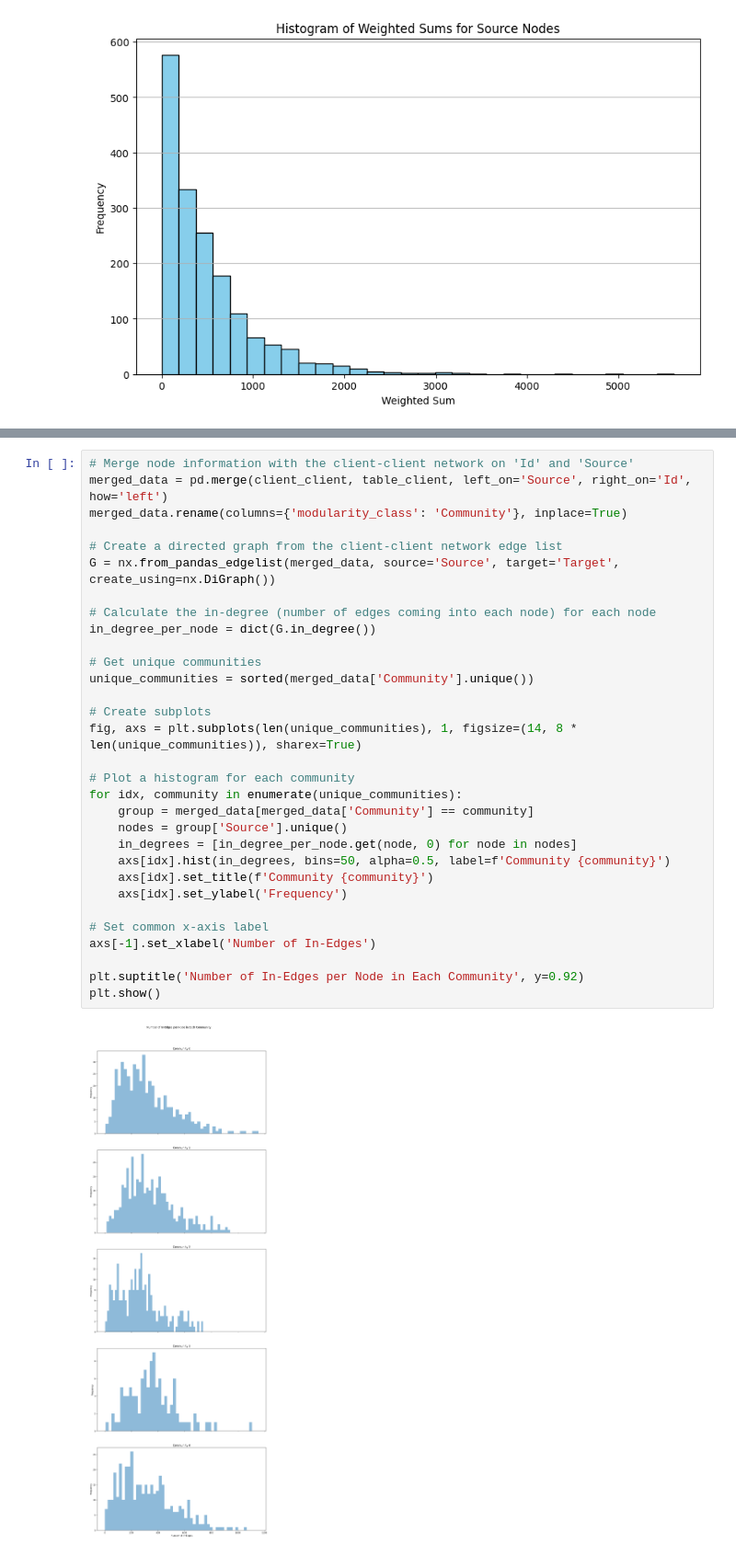
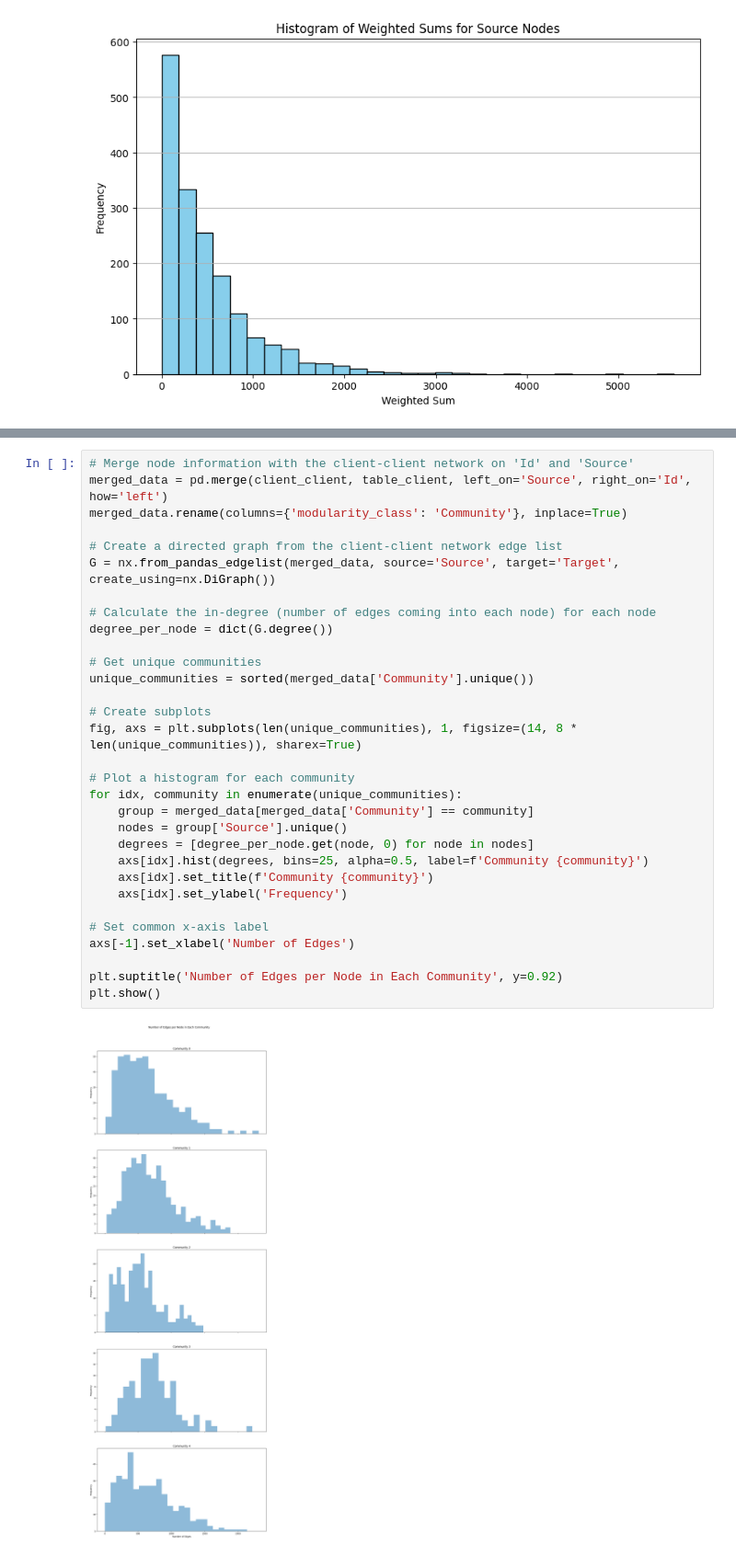
Before and after one commit to DEISI-ULHT-TFC-2023-24/TFC-DEISEI64-E-Commerce, a Jupyter notebook: Community Analysis.ipynb, the cells around one changed output, grey strips where cells are left out. Shown at 92% size. Drawn from its saved outputs; the diff is of its cells as text.

```diff
--- a/Community Analysis.ipynb
+++ b/Community Analysis.ipynb
@@ -274,33 +303,33 @@ dtype: int64
 # %%
 # Merge node information with the client-client network on 'Id' and 'Source'
 merged_data = pd.merge(client_client, table_client, left_on='Source', right_on='Id', how='left')
 merged_data.rename(columns={'modularity_class': 'Community'}, inplace=True)
 
 # Create a directed graph from the client-client network edge list
 G = nx.from_pandas_edgelist(merged_data, source='Source', target='Target', create_using=nx.DiGraph())
 
 # Calculate the in-degree (number of edges coming into each node) for each node
-in_degree_per_node = dict(G.in_degree())
+degree_per_node = dict(G.degree())
 
 # Get unique communities
 unique_communities = sorted(merged_data['Community'].unique())
 
 # Create subplots
 fig, axs = plt.subplots(len(unique_communities), 1, figsize=(14, 8 * len(unique_communities)), sharex=True)
 
 # Plot a histogram for each community
 for idx, community in enumerate(unique_communities):
     group = merged_data[merged_data['Community'] == community]
     nodes = group['Source'].unique()
-    in_degrees = [in_degree_per_node.get(node, 0) for node in nodes]
-    axs[idx].hist(in_degrees, bins=50, alpha=0.5, label=f'Community {community}')
+    degrees = [degree_per_node.get(node, 0) for node in nodes]
+    axs[idx].hist(degrees, bins=25, alpha=0.5, label=f'Community {community}')
     axs[idx].set_title(f'Community {community}')
     axs[idx].set_ylabel('Frequency')
 
 # Set common x-axis label
-axs[-1].set_xlabel('Number of In-Edges')
+axs[-1].set_xlabel('Number of Edges')
 
-plt.suptitle('Number of In-Edges per Node in Each Community', y=0.92)
+plt.suptitle('Number of Edges per Node in Each Community', y=0.92)
 plt.show()
 # %% [output]
-[figure, old version]
+[figure, new version]
```
Also changed, not shown: parts of 3 cells of this notebook.
